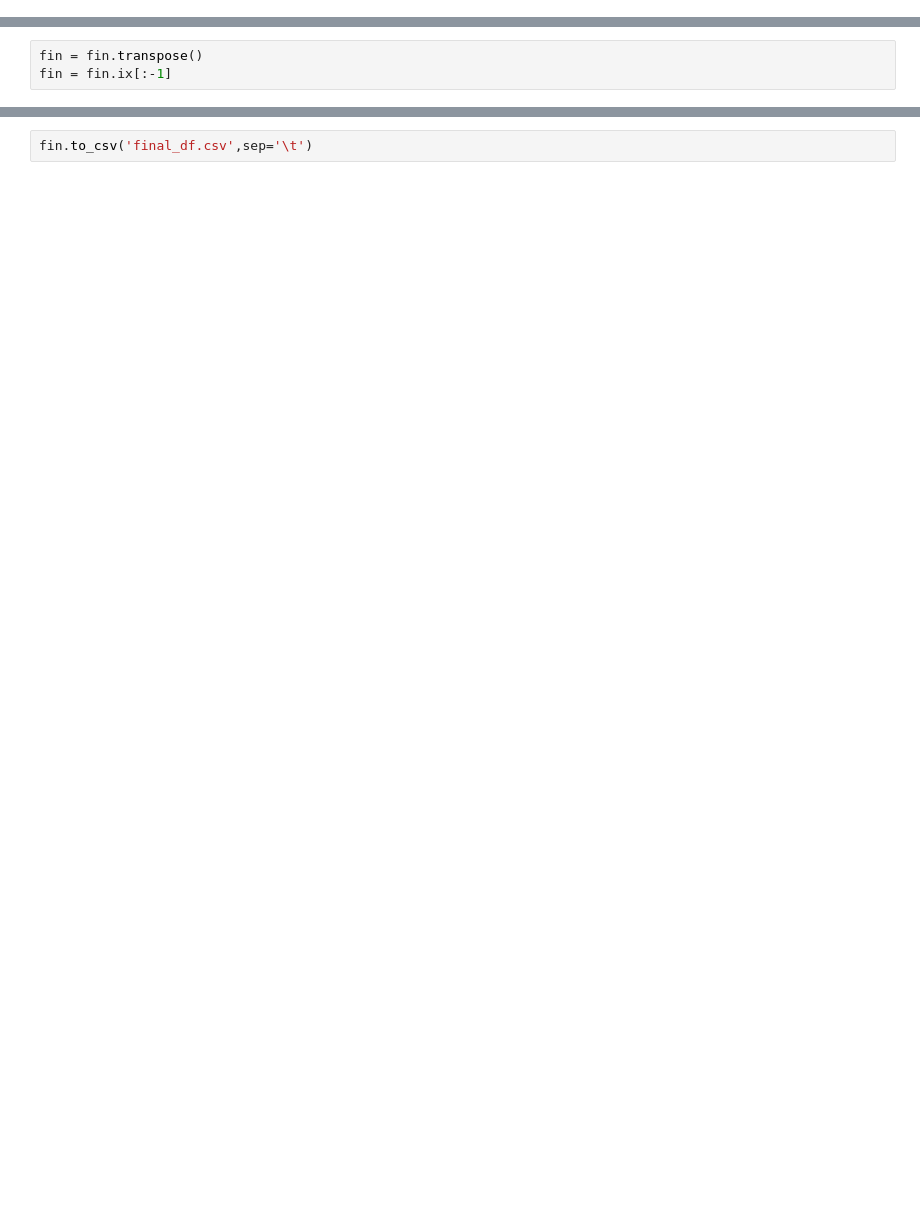
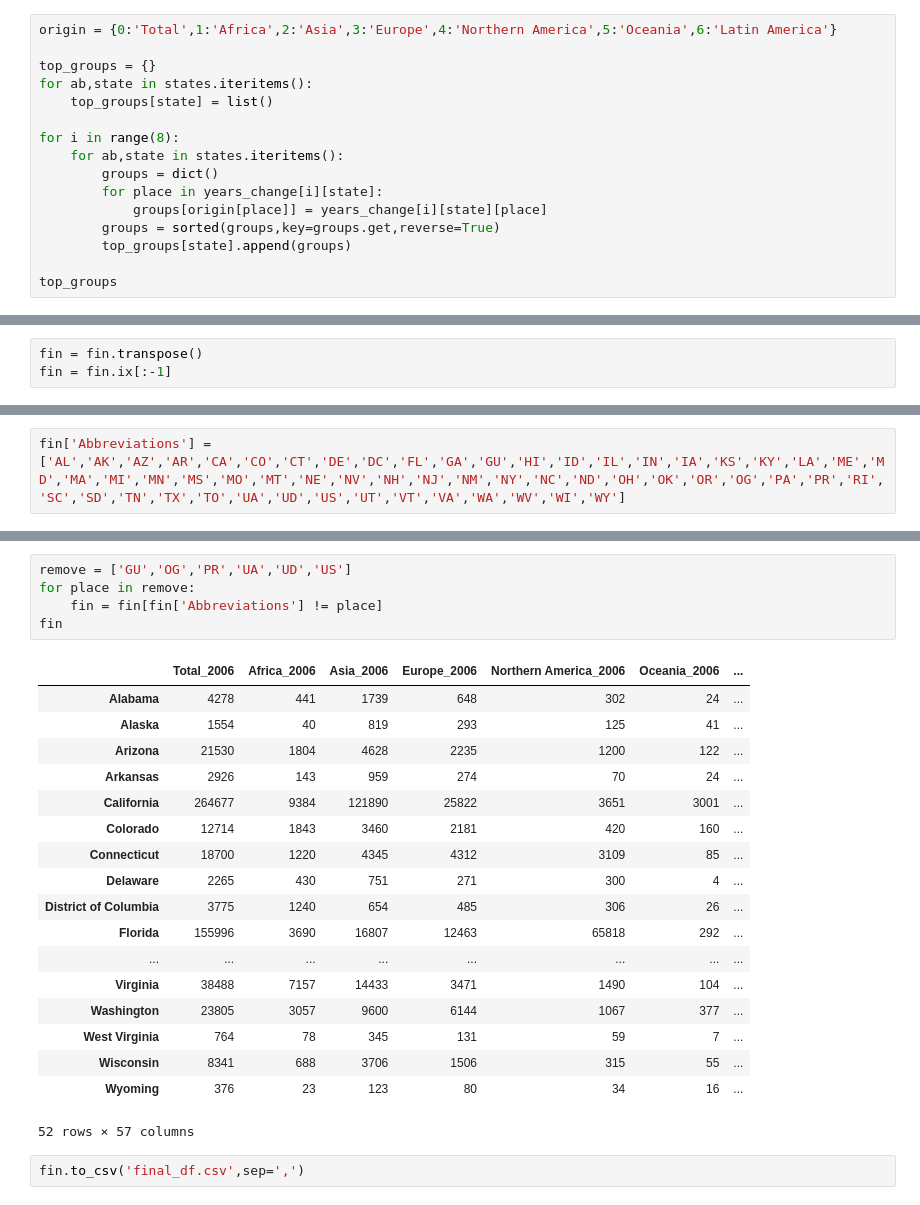
Before and after one commit to skchandra/DataScienceUSImmigration, a Jupyter notebook: lpr_nat_citizens_2006_2014.ipynb, the cells around one changed output, grey strips where cells are left out. Saved outputs shown, nothing was run; the diff lists cells and outputs as text; blank space fills up the shorter version.

```diff
--- a/lpr_nat_citizens_2006_2014.ipynb
+++ b/lpr_nat_citizens_2006_2014.ipynb
@@ -99,0 +155,16 @@ for i in range(8):
+# %%
+origin = {0:'Total',1:'Africa',2:'Asia',3:'Europe',4:'Northern America',5:'Oceania',6:'Latin America'}
+
+top_groups = {}
+for ab,state in states.iteritems():
+    top_groups[state] = list()
+
+for i in range(8):
+    for ab,state in states.iteritems():
+        groups = dict()
+        for place in years_change[i][state]:
+            groups[origin[place]] = years_change[i][state][place]
+        groups = sorted(groups,key=groups.get,reverse=True)
+        top_groups[state].append(groups)
+
+top_groups
@@ -275,0 +365,2 @@ fin
+# %%
+fin['Abbreviations'] = ['AL','AK','AZ','AR','CA','CO','CT','DE','DC','FL','GA','GU','HI','ID','IL','IN','IA','KS','KY','LA','ME','MD','MA','MI','MN','MS','MO','MT','NE','NV','NH','NJ','NM','NY','NC','ND','OH','OK','OR','OG','PA','PR','RI','SC','SD','TN','TX','TO','UA','UD','US','UT','VT','VA','WA','WV','WI','WY']
@@ -276,2 +407,26 @@ fin
+# %%
+remove = ['GU','OG','PR','UA','UD','US']
+for place in remove:
+    fin = fin[fin['Abbreviations'] != place]
+fin
+# %% [output]
+|  | Total_2006 | Africa_2006 | Asia_2006 | Europe_2006 | Northern America_2006 | Oceania_2006 | ... |
+| Alabama | 4278 | 441 | 1739 | 648 | 302 | 24 | ... |
+| Alaska | 1554 | 40 | 819 | 293 | 125 | 41 | ... |
+| Arizona | 21530 | 1804 | 4628 | 2235 | 1200 | 122 | ... |
+| Arkansas | 2926 | 143 | 959 | 274 | 70 | 24 | ... |
+| California | 264677 | 9384 | 121890 | 25822 | 3651 | 3001 | ... |
+| Colorado | 12714 | 1843 | 3460 | 2181 | 420 | 160 | ... |
+| Connecticut | 18700 | 1220 | 4345 | 4312 | 3109 | 85 | ... |
+| Delaware | 2265 | 430 | 751 | 271 | 300 | 4 | ... |
+| District of Columbia | 3775 | 1240 | 654 | 485 | 306 | 26 | ... |
+| Florida | 155996 | 3690 | 16807 | 12463 | 65818 | 292 | ... |
+| ... | ... | ... | ... | ... | ... | ... | ... |
+| Virginia | 38488 | 7157 | 14433 | 3471 | 1490 | 104 | ... |
+| Washington | 23805 | 3057 | 9600 | 6144 | 1067 | 377 | ... |
+| West Virginia | 764 | 78 | 345 | 131 | 59 | 7 | ... |
+| Wisconsin | 8341 | 688 | 3706 | 1506 | 315 | 55 | ... |
+| Wyoming | 376 | 23 | 123 | 80 | 34 | 16 | ... |
+52 rows × 57 columns
 # %%
-fin.to_csv('final_df.csv',sep='\t')
+fin.to_csv('final_df.csv',sep=',')
```
Also changed, not shown: parts of 14 cells of this notebook, 8 other files.
